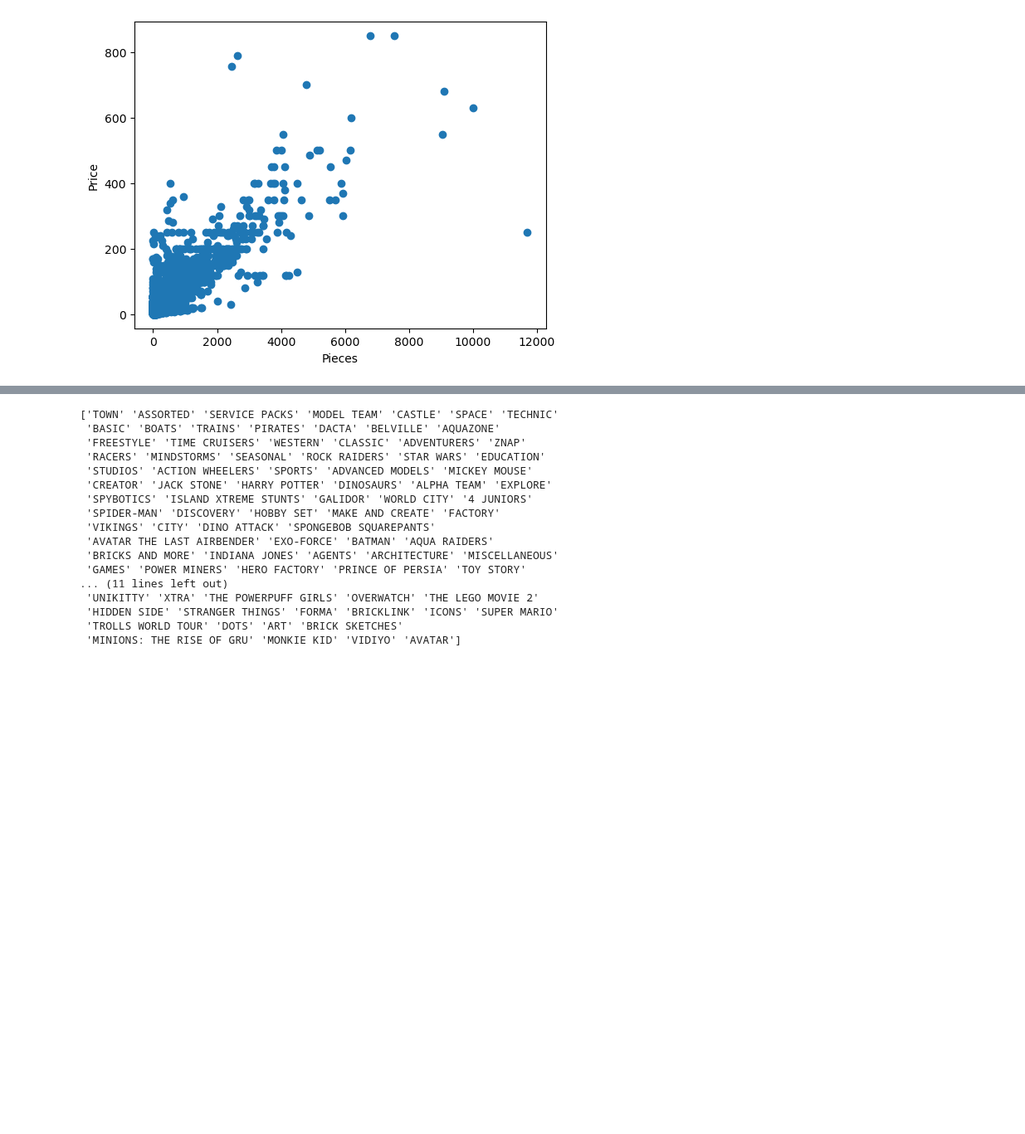
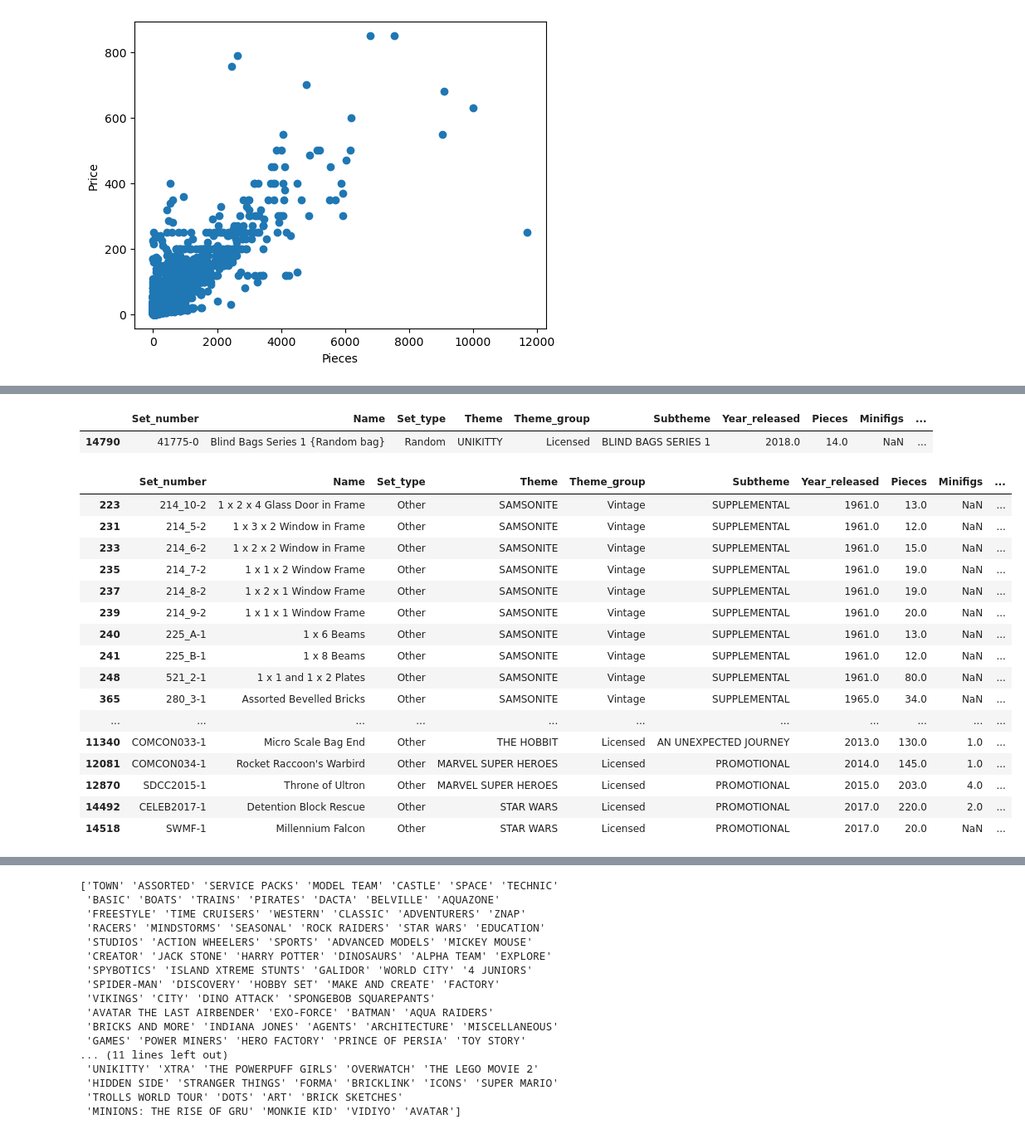
Before and after one commit to Conor020591/LegoSetEDA, a Jupyter notebook: LegoEDA.ipynb, the cells around one changed output, grey strips where cells are left out. Shown at 83% size. Saved outputs shown, nothing was run; the diff lists cells and outputs as text; code cells hidden in the pictures; blank space fills up the shorter version.

```diff
--- a/LegoEDA.ipynb
+++ b/LegoEDA.ipynb
@@ -168 +215,29 @@ Unique Age_ranges: 56
+# %%
+#next I'm going to look at each feature in turn and see how we might engineer it and the data in order to get cleaner
+# for a model.
+# Year_released, Pieces, Minifigs and Price all seem reasonable as they are. Howver when modeling to predict price,
+#it might be worth putting in a cutoff year. As it might affect the model adversly, having data from the 70s and 80s.
+
+#Let's turn to Set_Type, as it has the fewest numbers of unique entries, and so might allow us to remove large numbers
+#of unnecessary data.
+
+#It would seem that Book values should be removed as these are not lego sets
+#Gear also seems to be key rings and such. But it raises the point that perhapse we should remove items that
+#have no value for Pieces, as these are likely not sets.
+unwanted_Set_types = ['Book', 'GEAR']
+lego_mod_df = lego_mod_df[~lego_mod_df.Set_type.isin(unwanted_Set_types)]
+lego_mod_df = lego_mod_df.dropna(subset=['Pieces'])
+
+#examination of the "Extended" Set_type shows and item which is a CD-rom. These are clearly not lego sets,
+#as such these should be removed. It would be difficult to go through every entry to see if it is a CD or not.
+#An alternate solution is to put a minimum piece number on our data. By setting this to ten we also exclude
+# many of the mystery packets of individual minifigs, which  I am also excluding from this model.
+#(Honestly, I'm just looking to predict the price of Star Wars ship sets based on rumours)
+
+lego_mod_df = lego_mod_df[lego_mod_df.Pieces >10]
+
+#By examining Extended we see some from the "Bricklink". These sets are not related to Lego and are created by a third party site
+
+unwanted_Themes = ['BRICKLINK']
+lego_mod_df = lego_mod_df[~lego_mod_df.Theme.isin(unwanted_Themes)]
 # %%
@@ -171,0 +260,32 @@ lego_mod_df = lego_mod_df[lego_mod_df.Pieces >10]
+# %%
+#This seems reasonable at ag lance. So next is Random
+lego_mod_df.loc[lego_mod_df.Set_type=='Random']
+# %% [output]
+|  | Set_number | Name | Set_type | Theme | Theme_group | Subtheme | Year_released | Pieces | Minifigs | ... |
+| 14790 | 41775-0 | Blind Bags Series 1 {Random bag} | Random | UNIKITTY | Licensed | BLIND BAGS SERIES 1 | 2018.0 | 14.0 | NaN | ... |
+# %%
+#This is clearly not a lego set, but a blind bag, however, we can see from this that there is a blind bag subtheme
+#I will remove rows where the subtheme has "BLIND BAG in the string."
+
+lego_mod_df = lego_mod_df[lego_mod_df.Subtheme.str.contains("BLIND BAG") == False]
+# %%
+#and finally we will look at the "Other" Set_type
+lego_mod_df.loc[lego_mod_df.Set_type=='Other']
+# %% [output]
+|  | Set_number | Name | Set_type | Theme | Theme_group | Subtheme | Year_released | Pieces | Minifigs | ... |
+| 223 | 214_10-2 | 1 x 2 x 4 Glass Door in Frame | Other | SAMSONITE | Vintage | SUPPLEMENTAL | 1961.0 | 13.0 | NaN | ... |
+| 231 | 214_5-2 | 1 x 3 x 2 Window in Frame | Other | SAMSONITE | Vintage | SUPPLEMENTAL | 1961.0 | 12.0 | NaN | ... |
+| 233 | 214_6-2 | 1 x 2 x 2 Window in Frame | Other | SAMSONITE | Vintage | SUPPLEMENTAL | 1961.0 | 15.0 | NaN | ... |
+| 235 | 214_7-2 | 1 x 1 x 2 Window Frame | Other | SAMSONITE | Vintage | SUPPLEMENTAL | 1961.0 | 19.0 | NaN | ... |
+| 237 | 214_8-2 | 1 x 2 x 1 Window Frame | Other | SAMSONITE | Vintage | SUPPLEMENTAL | 1961.0 | 19.0 | NaN | ... |
+| 239 | 214_9-2 | 1 x 1 x 1 Window Frame | Other | SAMSONITE | Vintage | SUPPLEMENTAL | 1961.0 | 20.0 | NaN | ... |
+| 240 | 225_A-1 | 1 x 6 Beams | Other | SAMSONITE | Vintage | SUPPLEMENTAL | 1961.0 | 13.0 | NaN | ... |
+| 241 | 225_B-1 | 1 x 8 Beams | Other | SAMSONITE | Vintage | SUPPLEMENTAL | 1961.0 | 12.0 | NaN | ... |
+| 248 | 521_2-1 | 1 x 1 and 1 x 2 Plates | Other | SAMSONITE | Vintage | SUPPLEMENTAL | 1961.0 | 80.0 | NaN | ... |
+| 365 | 280_3-1 | Assorted Bevelled Bricks | Other | SAMSONITE | Vintage | SUPPLEMENTAL | 1965.0 | 34.0 | NaN | ... |
+| ... | ... | ... | ... | ... | ... | ... | ... | ... | ... | ... |
+| 11340 | COMCON033-1 | Micro Scale Bag End | Other | THE HOBBIT | Licensed | AN UNEXPECTED JOURNEY | 2013.0 | 130.0 | 1.0 | ... |
+| 12081 | COMCON034-1 | Rocket Raccoon's Warbird | Other | MARVEL SUPER HEROES | Licensed | PROMOTIONAL | 2014.0 | 145.0 | 1.0 | ... |
+| 12870 | SDCC2015-1 | Throne of Ultron | Other | MARVEL SUPER HEROES | Licensed | PROMOTIONAL | 2015.0 | 203.0 | 4.0 | ... |
+| 14492 | CELEB2017-1 | Detention Block Rescue | Other | STAR WARS | Licensed | PROMOTIONAL | 2017.0 | 220.0 | 2.0 | ... |
+| 14518 | SWMF-1 | Millennium Falcon | Other | STAR WARS | Licensed | PROMOTIONAL | 2017.0 | 20.0 | NaN | ... |
```
Also changed, not shown: parts of 18 cells of this notebook.
